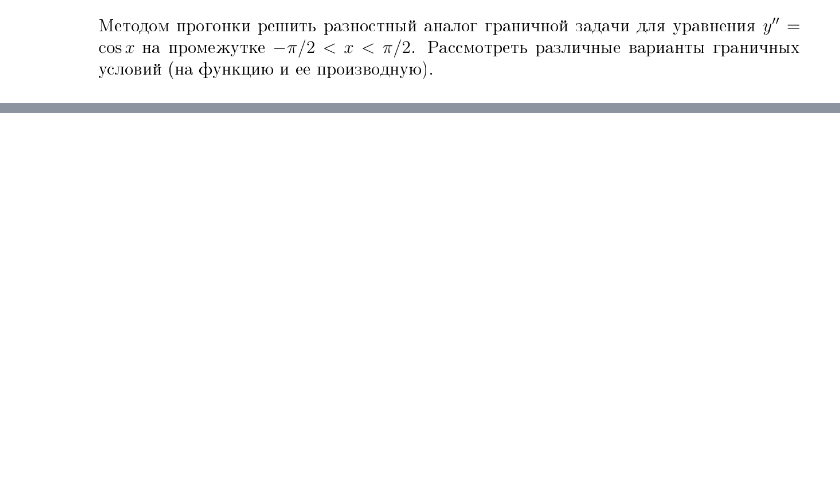
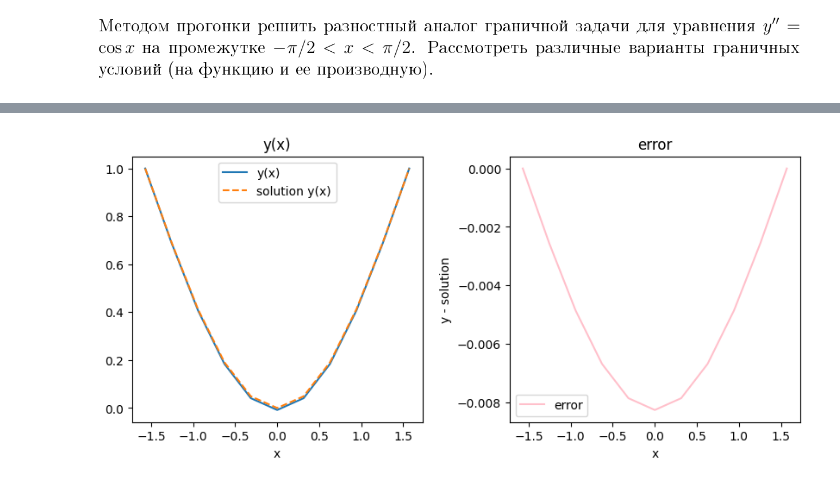
Before and after one commit to CuSynth/computational-physics, a Jupyter notebook: #9 Second order differential equation/solution.ipynb, the cells around one changed output, grey strips where cells are left out. Drawn from its saved outputs; the diff is of its cells as text; code cells hidden in the pictures; blank space fills up the shorter version.

```diff
--- a/#9 Second order differential equation/solution.ipynb
+++ b/#9 Second order differential equation/solution.ipynb
@@ -8,0 +99,47 @@ Image('task 9.png')
+# %%
+def tridiagonal(a, b, c, d):
+# Forward step. We need to delete a_2..a_n
+    for i in range(1, N+1):   # See p15
+        ksi = a[i] / b[i - 1]
+        b[i] -= ksi * c[i - 1]
+        d[i] -= ksi * d[i - 1]
+
+
+# Reverse step
+    y = [i for i in range(N+1)]
+    y[N] = d[N] / b[N]
+
+# Calculate from n'th to the first
+    for i in range(N-1, -1, -1):
+        y[i] = (d[i] - c[i] * y[i + 1]) / b[i]
+
+    return y
+# %%
+a, b, c, d, x = getMtx()
+
+y = tridiagonal(a, b, c, d)
+sol = solution(x)
+error = [(y[i] - sol[i]) for i in range(len(x))]
+# %%
+fig = plt.figure(figsize=(10, 4))
+
+plt_gr = fig.add_subplot(121)
+plt_err = fig.add_subplot(122)
+
+plt_gr.set_title('y(x)')
+plt_gr.set_xlabel('x')
+plt_err.set_ylabel('y')
+plt_gr.plot(x, y, label='y(x)')
+plt_gr.plot(x, sol, label='solution y(x)', linestyle='dashed')
+
+plt_err.set_title('error')
+plt_err.set_xlabel('x')
+plt_err.set_ylabel('y - solution')
+plt_err.plot(x, error, color='pink', label='error')
+
+fig.subplots_adjust(hspace=0.3, wspace=0.3)
+plt_gr.legend()
+plt_err.legend()
+plt.show()
+# %% [output]
+[figure, added]
```
Also changed, not shown: parts of 6 cells of this notebook.
